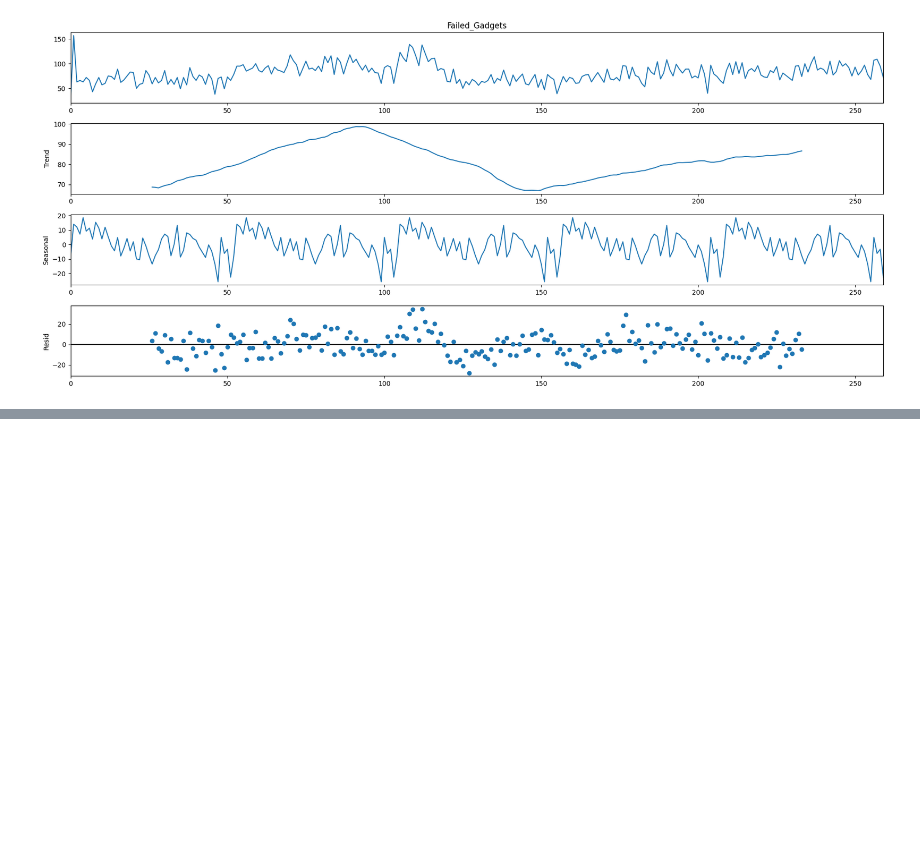
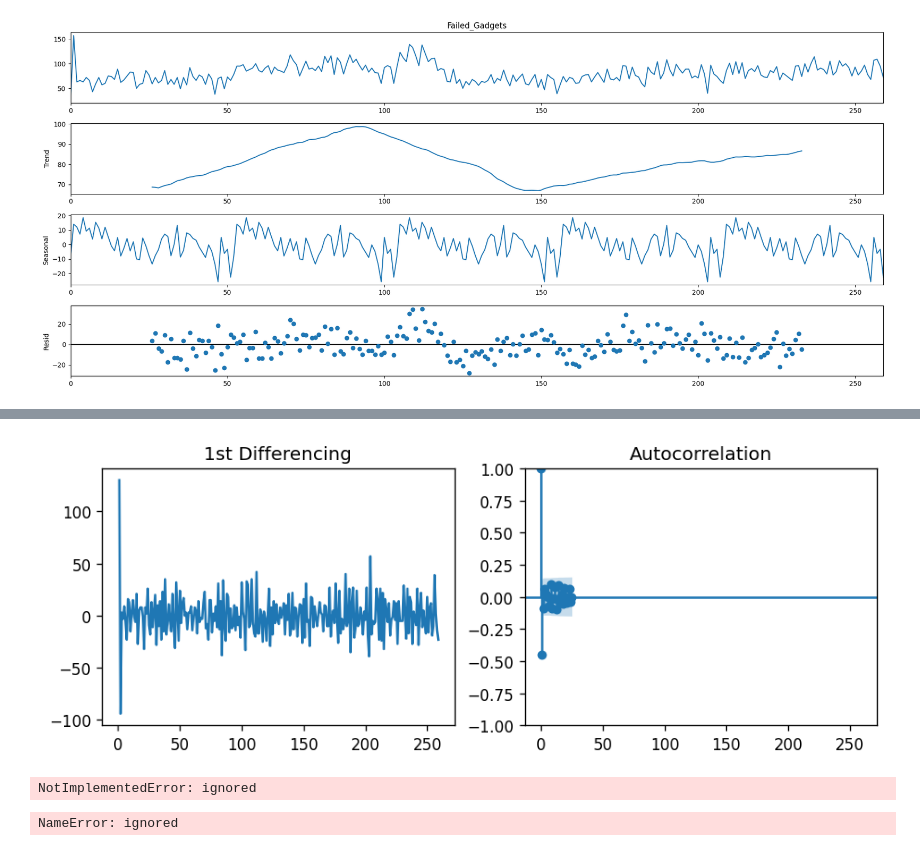
Before and after one commit to LotfollahKarimi/Prediction-by-ARIMA, a Jupyter notebook: Untitled8.ipynb, the cells around one changed output, grey strips where cells are left out. Saved outputs shown, nothing was run; the diff lists cells and outputs as text; code cells hidden in the pictures; blank space fills up the shorter version.

```diff
--- a/Untitled8.ipynb
+++ b/Untitled8.ipynb
@@ -130,0 +134,28 @@ print("Recall:",metrics.recall_score(y_test, y_pred))
+# %%
+######## Finding the order of the MA model #######
+# setting the size
+plt.rcParams.update({'figure.figsize':(9,3), 'figure.dpi':120})
+#  fixing the subplots
+fig, axes = plt.subplots(1, 2, sharex=True)
+axes[0].plot(data.Failed_Gadgets.diff()); axes[0].set_title('1st Differencing')
+axes[1].set(ylim=(0,1.2))
+# plotting the autocorrelation function
+plot_acf(data.Failed_Gadgets.diff().dropna(), ax=axes[1])
+plt.show()
+# %% [output]
+[figure, added]
+# %%
+# importing the ARIMA model
+from statsmodels.tsa.arima_model import ARIMA
+# 1,1,1 ( arima p d q )
+model = ARIMA(data.Failed_Gadgets, order=(0,0,0))
+# Training arima modeling
+model_fit = model.fit()
+# %% [output]
+NotImplementedError: ignored
+# %%
+# arima model results
+model_fit.plot_predict(dynamic=False)
+plt.show()
+# %% [output]
+NameError: ignored
```
Also changed, not shown: parts of 9 cells of this notebook.
